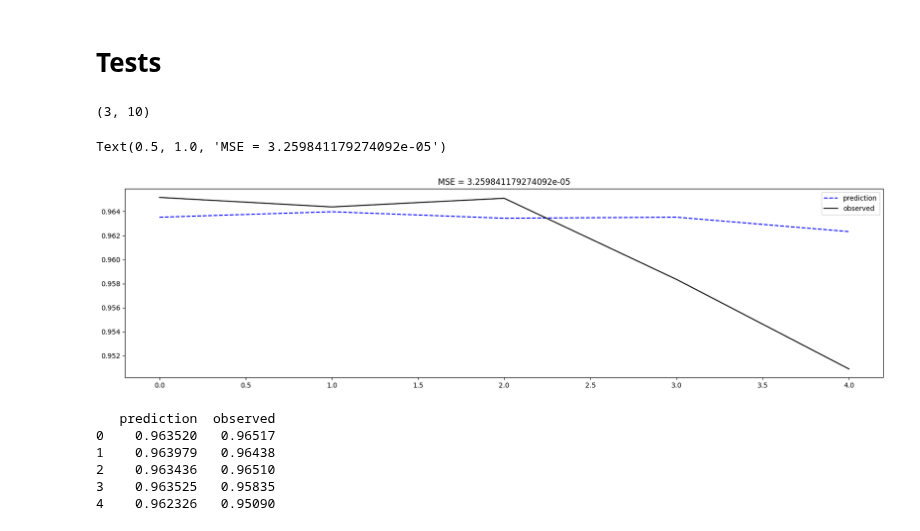
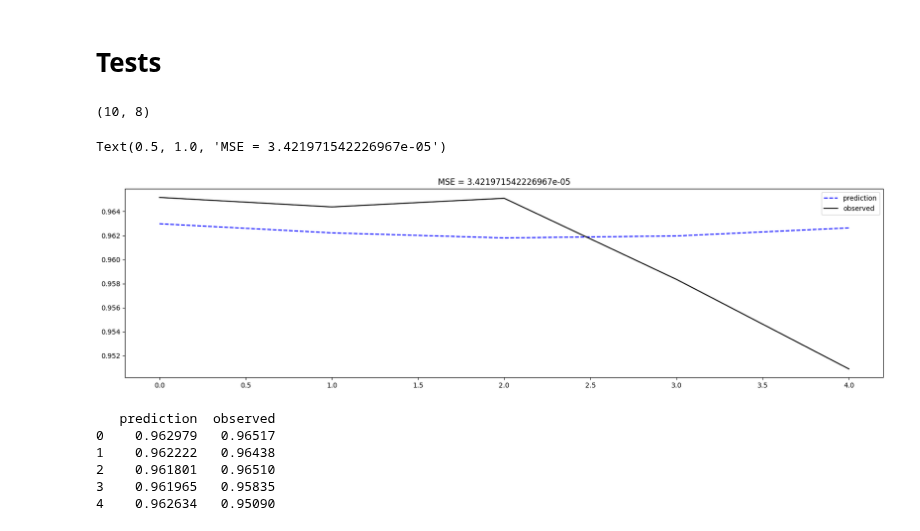
Before and after one commit to jdannem6/ML_Forex_Forecasting, a Jupyter notebook: varima_eurchf.ipynb, the cells around one changed output. Cells and saved outputs as stored; diff of their text form; code cells hidden in the pictures.

```diff
--- a/varima_eurchf.ipynb
+++ b/varima_eurchf.ipynb
@@ -237,14 +238,15 @@ q = np.arange(1,11)
 models = []
 orders = []
 MSEs = []
-for i in p:
+pred = pd.DataFrame()
+
+for i in tqdm(p):
     for j in q:
         orders.append((i,j))
-        model = VARMAX(endog=diff_data[['Close','Gold', 'Stoxx', 'SMI']], order=(i,j), mle_regression = True, filter_concentrated = True, initialization='approximate_diffuse')
+        model = VARMAX(exog=diff_data[['Gold', 'Stoxx', 'SMI']], endog=diff_data[['Close', 'High', 'Open', 'Low']], order=(i,j), mle_regression = True, filter_concentrated = True, initialization='approximate_diffuse')
         model_fit = model.fit(disp=False)
-        pred = pd.DataFrame()
-        pred['prediction'] = data.iloc[-1]['Close'] + np.cumsum(model_fit.forecast(5, exog=diff_test[['Close', 'High', 'Open', 'Low']]).reset_index(drop=True).Close)
-        pred['observed'] = test.reset_index(drop=True).Close
+        pred['prediction'] = data.iloc[-1]['Close'] + np.cumsum(model_fit.forecast(5, exog=diff_test[['Gold', 'Stoxx', 'SMI']]).reset_index(drop=True).Close)
+        pred['observed'] = test.reset_index(drop=True)['Close']
         models.append(model_fit)
         MSEs.append(np.mean((pred['prediction'].values-pred['observed'].values)**2))
 # %%
@@ -252,27 +254,27 @@ idx = np.argmin(MSEs)
 print(orders[idx])
 model_fit = models[idx]
 # %% [output]
-(3, 10)
+(10, 8)
 # %%
 # plot prediction vs observed
 pred = pd.DataFrame()
-pred['prediction'] = data.iloc[-1]['Close'] + np.cumsum(model_fit.forecast(5, exog=diff_test[['Close', 'High', 'Open', 'Low']]).reset_index(drop=True).Close)
+pred['prediction'] = data.iloc[-1]['Close'] + np.cumsum(model_fit.forecast(5, exog=diff_test[['Gold', 'Stoxx', 'SMI']]).reset_index(drop=True).Close)
 pred['observed'] = test.reset_index(drop=True).Close
 
 pred.plot(figsize=(20,5),title='prediction vs observed',color=['blue','black'],style=['--','-'])
 plt.title(f"MSE = {np.mean((pred['prediction'].values-pred['observed'].values)**2)}")
 # %% [output]
-Text(0.5, 1.0, 'MSE = 3.259841179274092e-05')
+Text(0.5, 1.0, 'MSE = 3.421971542226967e-05')
-[figure, old version]
+[figure, new version]
 # %%
 print(pred)
 # %% [output]
    prediction  observed
-0    0.963520   0.96517
-1    0.963979   0.96438
-2    0.963436   0.96510
-3    0.963525   0.95835
-4    0.962326   0.95090
+0    0.962979   0.96517
+1    0.962222   0.96438
+2    0.961801   0.96510
+3    0.961965   0.95835
+4    0.962634   0.95090
 # %%
 np.savetxt('predictions_eurchf.csv', pred['prediction'])
 # %%
```
Also changed, not shown: parts of 5 cells of this notebook, 1 other file.
